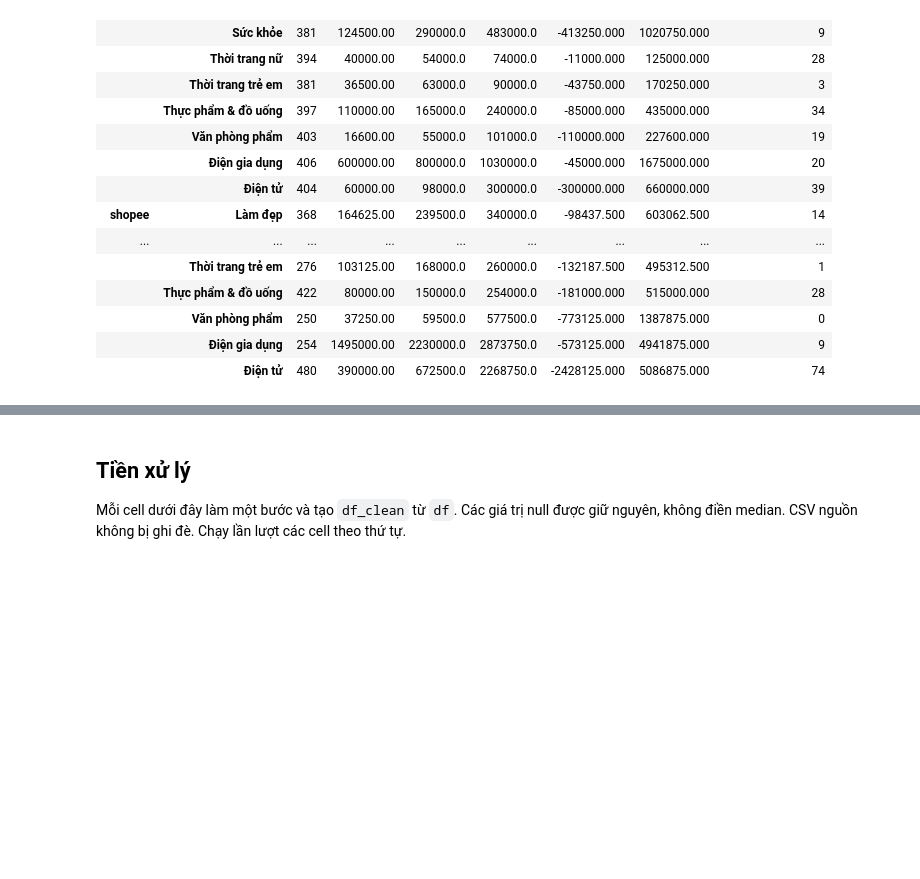
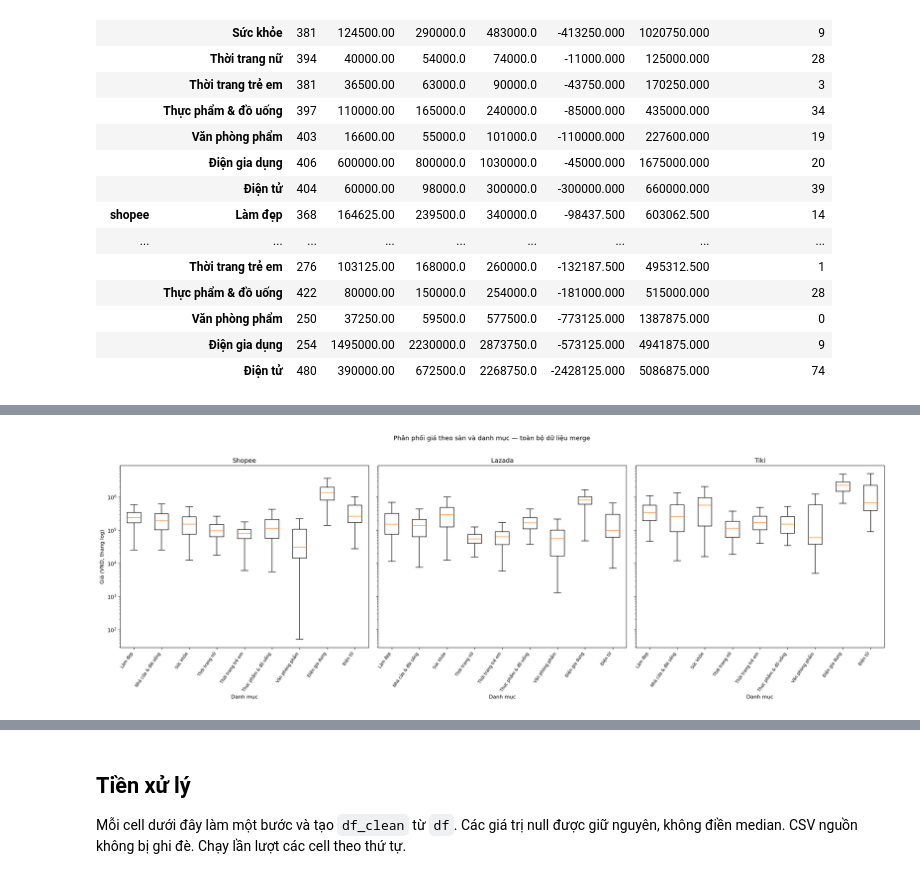
Before and after one commit to Leonn2285/Ecommerce_Analysis-, a Jupyter notebook: EDA.ipynb, the cells around one changed output, grey strips where cells are left out. Saved outputs shown, nothing was run; the diff lists cells and outputs as text; code cells hidden in the pictures; blank space fills up the shorter version.

```diff
--- a/EDA.ipynb
+++ b/EDA.ipynb
@@ -172,0 +197,23 @@ if "price" in df.columns:
+# %%
+# 2. Phân phối giá theo sàn và danh mục; dùng trục log để thể hiện độ lệch phải
+price_data = df[["platform", "category", "price"]].copy()
+price_data["price"] = pd.to_numeric(price_data["price"], errors="coerce")
+categories = sorted(price_data["category"].dropna().unique())
+fig, axes = plt.subplots(1, len(platform_order), figsize=(21, 7), sharey=True)
+if len(platform_order) == 1:
+    axes = [axes]
+for ax, platform in zip(axes, platform_order):
+    group = price_data[(price_data["platform"] == platform) & (price_data["price"] > 0)]
+    boxes = [group.loc[group["category"] == category, "price"].dropna().to_numpy() for category in categories]
+    ax.boxplot(boxes, showfliers=False)
+    ax.set_yscale("log")
+    ax.set_xticks(range(1, len(categories) + 1))
+    ax.set_xticklabels(categories, rotation=55, ha="right", fontsize=8)
+    ax.set_title(platform.capitalize())
+    ax.set_xlabel("Danh mục")
+axes[0].set_ylabel("Giá (VND, thang log)")
+fig.suptitle("Phân phối giá theo sàn và danh mục — toàn bộ dữ liệu merge", y=1.02)
+plt.tight_layout()
+plt.show()
+# %% [output]
+[figure, added]
```
Also changed, not shown: parts of 4 cells of this notebook, 1 other file.
